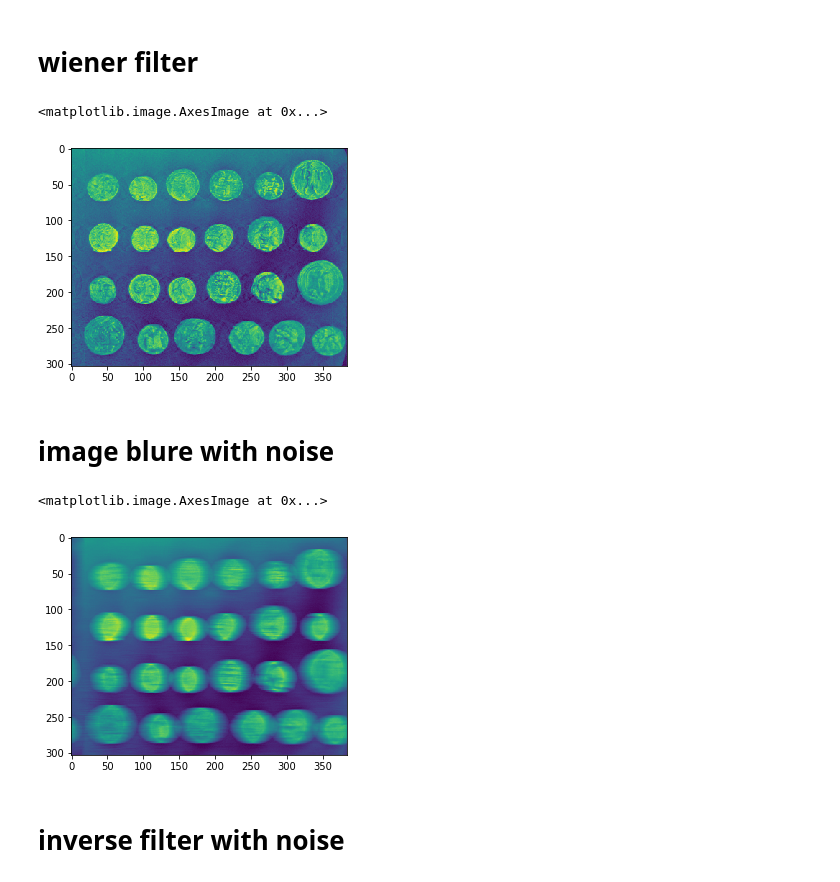
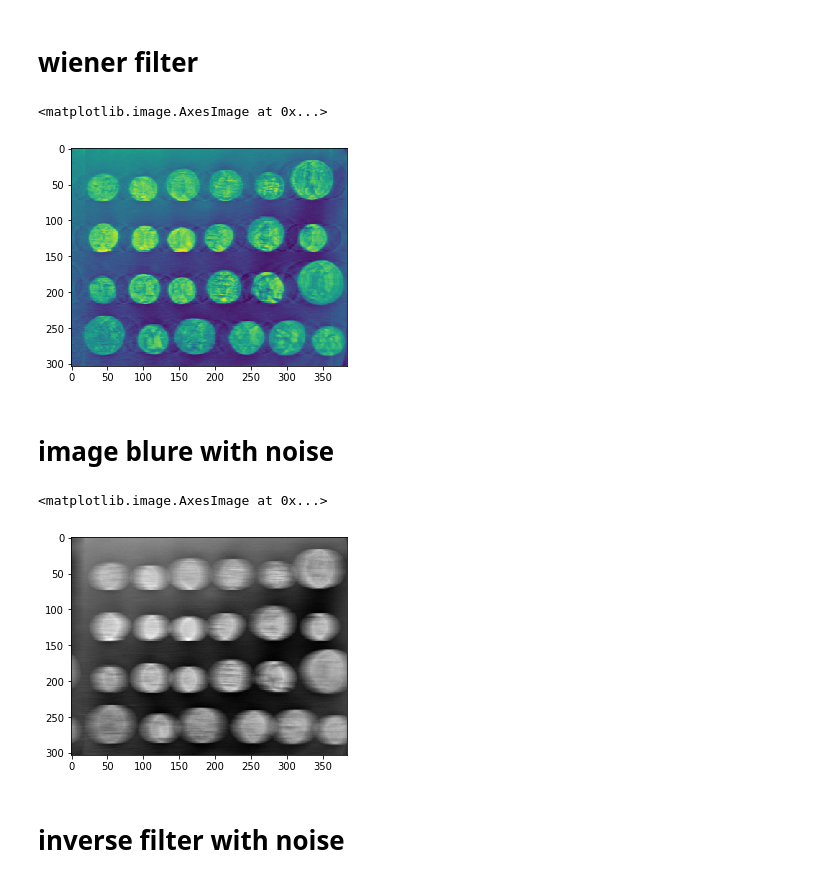
Before and after one commit to xingnix/learning, a Jupyter notebook: imageprocessing/jupyter/5/imagerestore.ipynb, the cells around one changed output. Saved outputs shown, nothing was run; the diff lists cells and outputs as text; code cells hidden in the pictures.

```diff
--- a/imageprocessing/jupyter/5/imagerestore.ipynb
+++ b/imageprocessing/jupyter/5/imagerestore.ipynb
@@ -35,22 +93,22 @@ plt.plot(im_i[30,:])
 # %% [markdown]
 # wiener filter
 # %%
-h=np.fft.fft2(im_g)*np.conj(kf)/(0.001+np.abs(kf)**2)
+h=np.fft.fft2(im_g)*np.conj(kf)/(0.01+np.abs(kf)**2)
 im_w=np.uint8(np.abs(np.fft.ifft2(h)))
 plt.imshow(im_w)
 # %% [output]
 <matplotlib.image.AxesImage at 0x...>
-[figure, old version]
+[figure, new version]
 # %% [markdown]
 # image blure with noise
 # %%
 im_gn=np.uint8(util.noise.random_noise(im_g,var=0.00001)*255)
-plt.imshow(im_gn)
+plt.imshow(im_gn,cmap='gray')
 #plt.plot(im_g[100,100:150])
 #plt.plot(im_gn[100,100:150])
 # %% [output]
 <matplotlib.image.AxesImage at 0x...>
-[figure, old version]
+[figure, new version]
 # %% [markdown]
 # inverse filter with noise
 # %%
```
Also changed, not shown: parts of 12 cells of this notebook, 1 other file.
